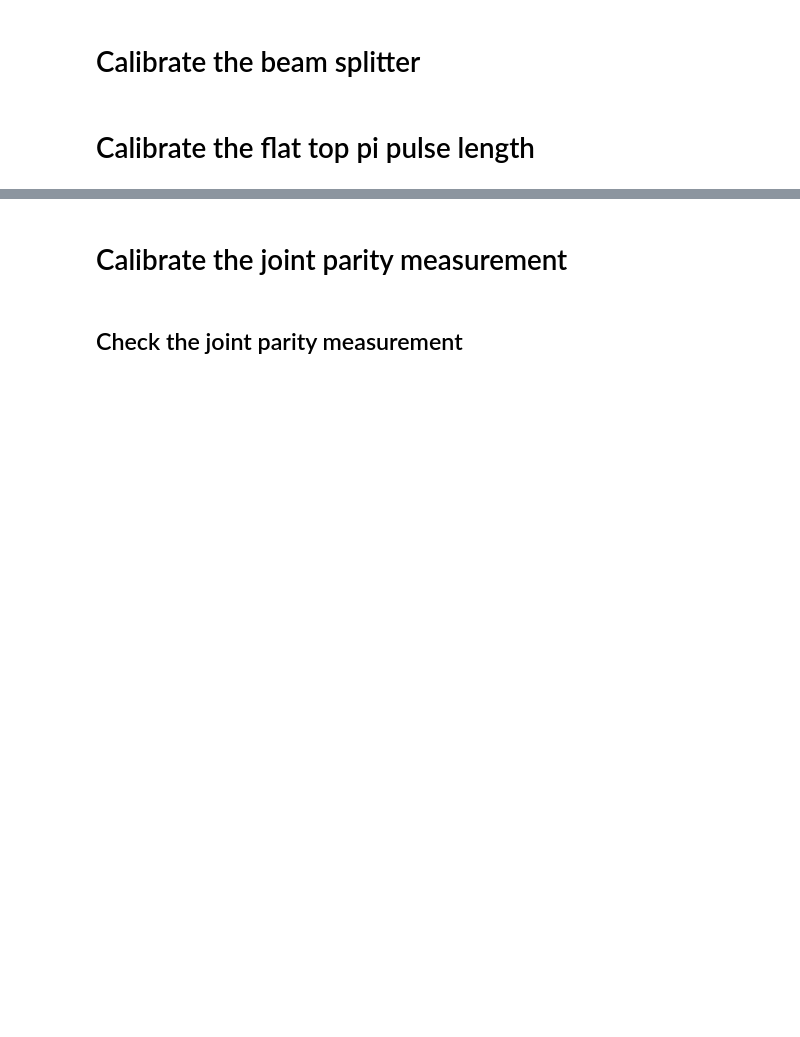
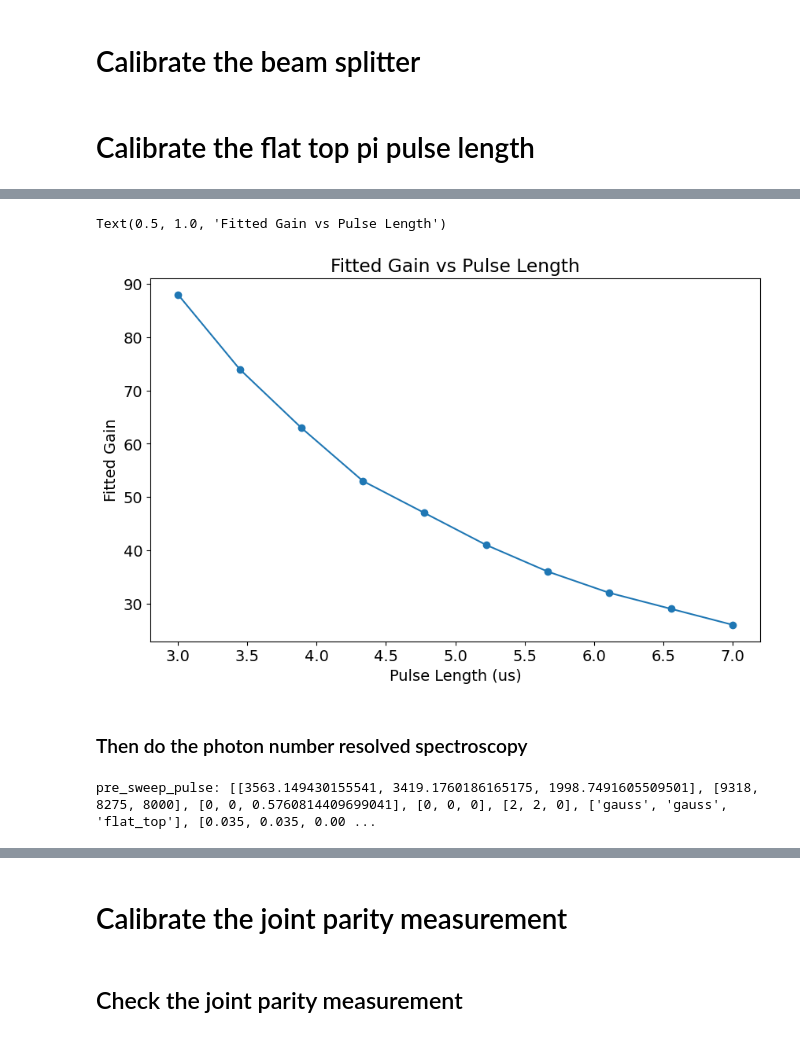
Before and after one commit to SchusterLab/multimode_expts, a Jupyter notebook: measurement_notebooks/QEC/Dual_Rail.ipynb, the cells around one changed output, grey strips where cells are left out. Saved outputs shown, nothing was run; the diff lists cells and outputs as text; code cells hidden in the pictures; blank space fills up the shorter version.

```diff
--- a/measurement_notebooks/QEC/Dual_Rail.ipynb
+++ b/measurement_notebooks/QEC/Dual_Rail.ipynb
@@ -595,0 +735,11 @@ for gain, length in zip(gain_vec, length_vec):
+# %%
+fig, ax = plt.subplots()
+ax.plot(length_vec, gain_vec, marker='o')
+ax.set_xlabel('Pulse Length (us)')
+ax.set_ylabel('Fitted Gain')
+ax.set_title('Fitted Gain vs Pulse Length')
+# %% [output]
+Text(0.5, 1.0, 'Fitted Gain vs Pulse Length')
+[figure, added]
+# %% [markdown]
+### Then do the photon number resolved spectroscopy
@@ -595,0 +771,6 @@ for gain, length in zip(gain_vec, length_vec):
+# %%
+pre_sweep_pulse = mm_base_calib.prep_man_photon(man_no=1, photon_no=1)
+pre_sweep_pulse = mm_base_calib.get_prepulse_creator(pre_sweep_pulse, station.hardware_cfg).pulse.tolist()
+print(f"pre_sweep_pulse: {pre_sweep_pulse}")
+# %% [output]
+pre_sweep_pulse: [[3563.149430155541, 3419.1760186165175, 1998.7491605509501], [9318, 8275, 8000], [0, 0, 0.5760814409699041], [0, 0, 0], [2, 2, 0], ['gauss', 'gauss', 'flat_top'], [0.035, 0.035, 0.00 ...
```
Also changed, not shown: parts of 13 cells of this notebook, 9 other files.
